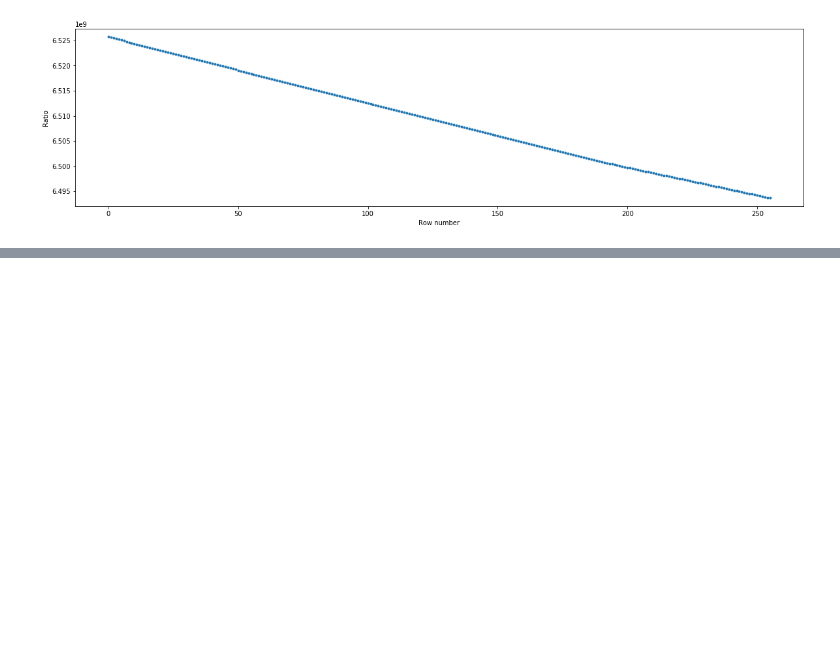
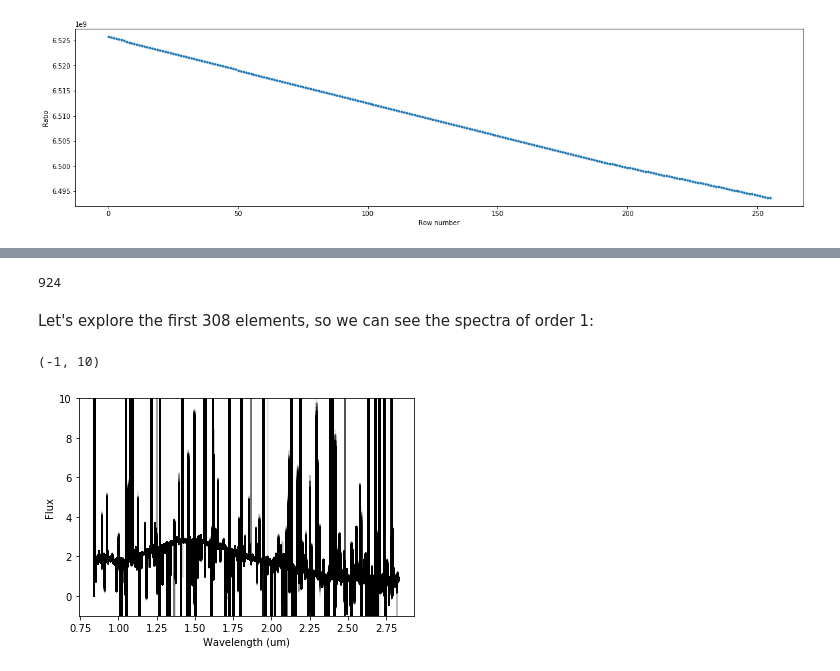
Before and after one commit to nespinoza/jwst_pipeline_testing, a Jupyter notebook: Stage 2 testing - NIRISS SOSS.ipynb, the cells around one changed output, grey strips where cells are left out. Cells and saved outputs as stored; diff of their text form; code cells hidden in the pictures; blank space fills up the shorter version.

```diff
--- a/Stage 2 testing - NIRISS SOSS.ipynb
+++ b/Stage 2 testing - NIRISS SOSS.ipynb
@@ -311,0 +411,3 @@ Text(0.5, 0, 'Row number')
+# %%
+hdul_photom_e1d = fits.open('output/data_k2-141_superbiasstep_corrected_1_extract1dstep.fits')
+print(hdul_photom_e1d.info())
@@ -311,0 +434,2 @@ Text(0.5, 0, 'Row number')
+# %%
+spec = datamodels.MultiSpecModel(hdul_photom_e1d)
@@ -311,0 +438,16 @@ Text(0.5, 0, 'Row number')
+# %%
+print(len(spec.spec))
+# %% [output]
+924
+# %% [markdown]
+Let's explore the first 308 elements, so we can see the spectra of order 1:
+# %%
+for i in range(308):
+    plt.errorbar(spec.spec[i].spec_table['WAVELENGTH'],spec.spec[i].spec_table['FLUX'],\
+                 yerr=spec.spec[i].spec_table['ERROR'],alpha=0.1,color='black')
+plt.xlabel('Wavelength (um)')
+plt.ylabel('Flux')
+plt.ylim([-1,10])
+# %% [output]
+(-1, 10)
+[figure, added]
```
Also changed, not shown: parts of 20 cells of this notebook.
